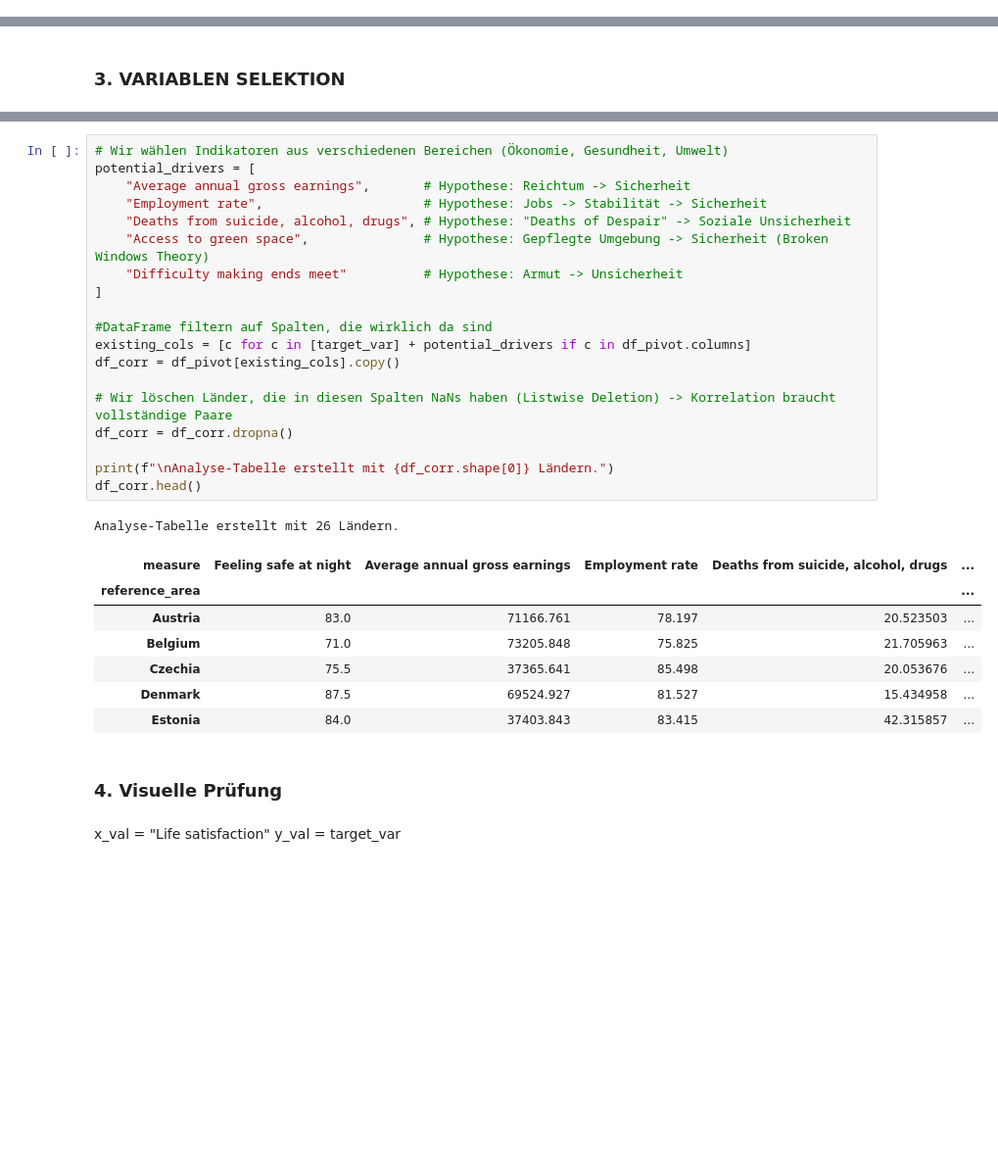
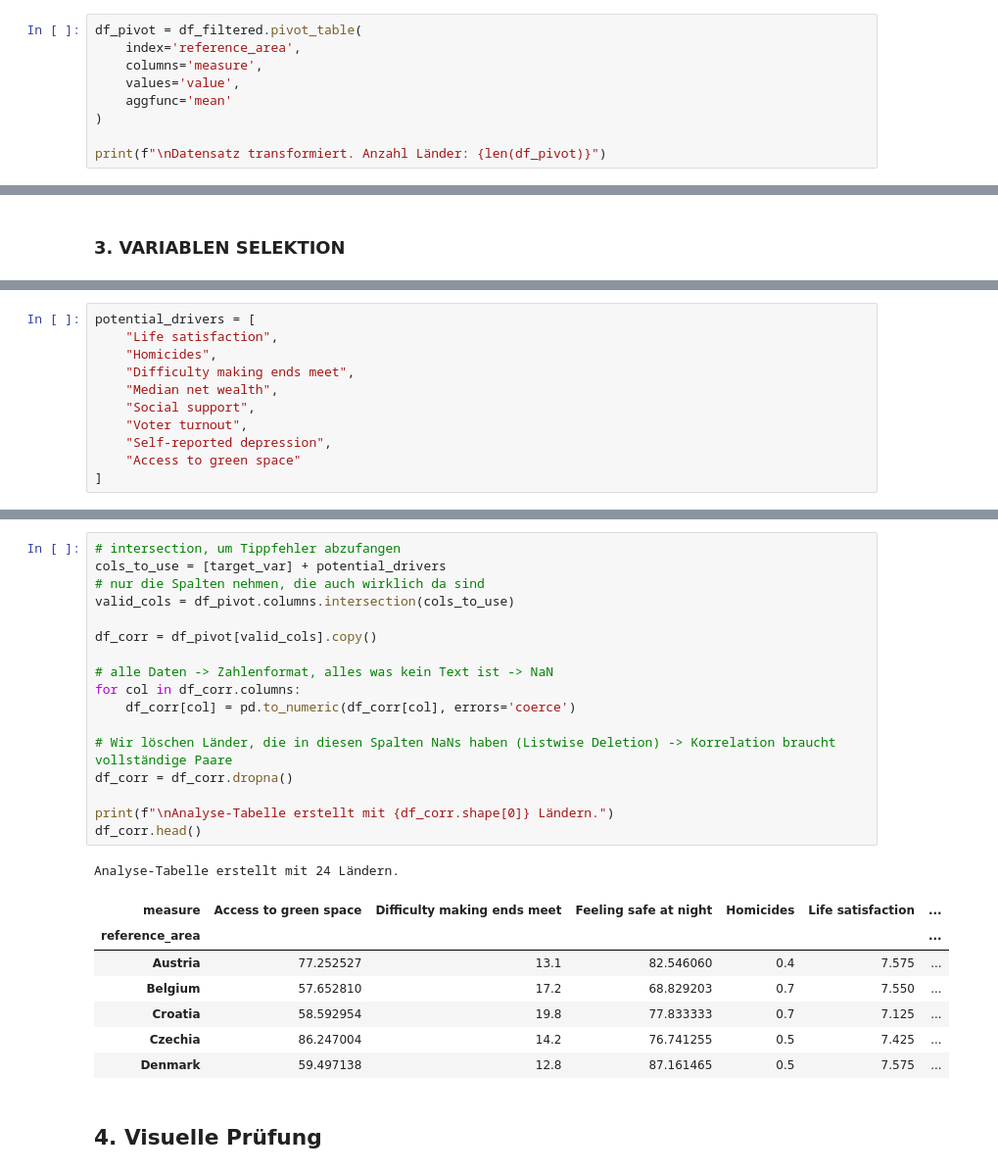
Before and after one commit to flurinasophie/Statistik_Projekt_OECDWellBeing, a Jupyter notebook: notebooks/03_Correlation_and_Relationships.ipynb, the cells around one changed output, grey strips where cells are left out. Shown at 98% size. Cells and saved outputs as stored; diff of their text form; blank space fills up the shorter version.

```diff
--- a/notebooks/03_Correlation_and_Relationships.ipynb
+++ b/notebooks/03_Correlation_and_Relationships.ipynb
@@ -92,0 +41,9 @@ Datensatz erfolgreich transformiert. Anzahl Länder: 47
+# %%
+df_pivot = df_filtered.pivot_table(
+    index='reference_area',
+    columns='measure',
+    values='value',
+    aggfunc='mean'
+)
+
+print(f"\nDatensatz transformiert. Anzahl Länder: {len(df_pivot)}")
@@ -102,4 +60,15 @@ print(df_pivot.columns.tolist()[:10])
 # %% [output]
 Verfügbare Indikatoren:
 ['Access to green space', 'Adult literacy skills', 'Adult numeracy skills', 'Adults with low literacy skills', 'Adults with low numeracy skills', 'Average annual gross earnings', 'Deaths from suicide, ...
+# %%
+potential_drivers = [
+    "Life satisfaction",
+    "Homicides",
+    "Difficulty making ends meet",
+    "Median net wealth",
+    "Social support",
+    "Voter turnout",
+    "Self-reported depression",
+    "Access to green space"
+]
 # %% [markdown]
@@ -123,33 +90,28 @@ Hypothese: Zugang zu Grünflächen steht oft für eine höhere Lebensqualität u
 # %%
-# Wir wählen Indikatoren aus verschiedenen Bereichen (Ökonomie, Gesundheit, Umwelt)
-potential_drivers = [
-    "Average annual gross earnings",       # Hypothese: Reichtum -> Sicherheit
-    "Employment rate",                     # Hypothese: Jobs -> Stabilität -> Sicherheit
-    "Deaths from suicide, alcohol, drugs", # Hypothese: "Deaths of Despair" -> Soziale Unsicherheit
-    "Access to green space",               # Hypothese: Gepflegte Umgebung -> Sicherheit (Broken Windows Theory)
-    "Difficulty making ends meet"          # Hypothese: Armut -> Unsicherheit
-]
+# intersection, um Tippfehler abzufangen
+cols_to_use = [target_var] + potential_drivers
+# nur die Spalten nehmen, die auch wirklich da sind
+valid_cols = df_pivot.columns.intersection(cols_to_use)
 
-#DataFrame filtern auf Spalten, die wirklich da sind
-existing_cols = [c for c in [target_var] + potential_drivers if c in df_pivot.columns]
-df_corr = df_pivot[existing_cols].copy()
+df_corr = df_pivot[valid_cols].copy()
+
+# alle Daten -> Zahlenformat, alles was kein Text ist -> NaN
+for col in df_corr.columns:
+    df_corr[col] = pd.to_numeric(df_corr[col], errors='coerce')
 
 # Wir löschen Länder, die in diesen Spalten NaNs haben (Listwise Deletion) -> Korrelation braucht vollständige Paare
 df_corr = df_corr.dropna()
 
 print(f"\nAnalyse-Tabelle erstellt mit {df_corr.shape[0]} Ländern.")
 df_corr.head()
 # %% [output]
-Analyse-Tabelle erstellt mit 26 Ländern.
+Analyse-Tabelle erstellt mit 24 Ländern.
-| measure | Feeling safe at night | Average annual gross earnings | Employment rate | Deaths from suicide, alcohol, drugs | ... |
-| reference_area |  |  |  |  | ... |
-| Austria | 83.0 | 71166.761 | 78.197 | 20.523503 | ... |
-| Belgium | 71.0 | 73205.848 | 75.825 | 21.705963 | ... |
-| Czechia | 75.5 | 37365.641 | 85.498 | 20.053676 | ... |
-| Denmark | 87.5 | 69524.927 | 81.527 | 15.434958 | ... |
-| Estonia | 84.0 | 37403.843 | 83.415 | 42.315857 | ... |
+| measure | Access to green space | Difficulty making ends meet | Feeling safe at night | Homicides | Life satisfaction | ... |
+| reference_area |  |  |  |  |  | ... |
+| Austria | 77.252527 | 13.1 | 82.546060 | 0.4 | 7.575 | ... |
+| Belgium | 57.652810 | 17.2 | 68.829203 | 0.7 | 7.550 | ... |
+| Croatia | 58.592954 | 19.8 | 77.833333 | 0.7 | 7.125 | ... |
+| Czechia | 86.247004 | 14.2 | 76.741255 | 0.5 | 7.425 | ... |
+| Denmark | 59.497138 | 12.8 | 87.161465 | 0.5 | 7.575 | ... |
 # %% [markdown]
-### 4. Visuelle Prüfung
+## 4. Visuelle Prüfung
-# %% [markdown]
-x_val = "Life satisfaction"
-y_val = target_var
```
Also changed, not shown: parts of 19 cells of this notebook, 4 other files.
